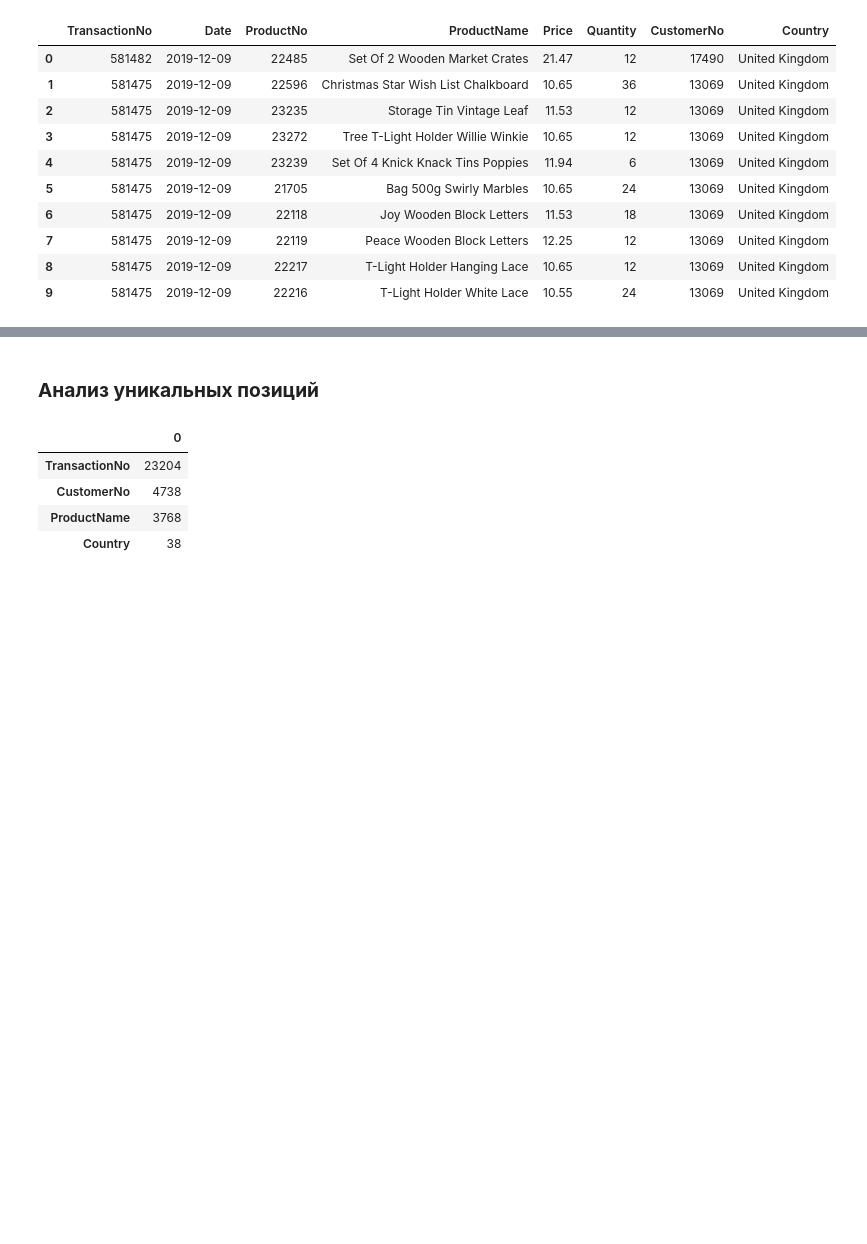
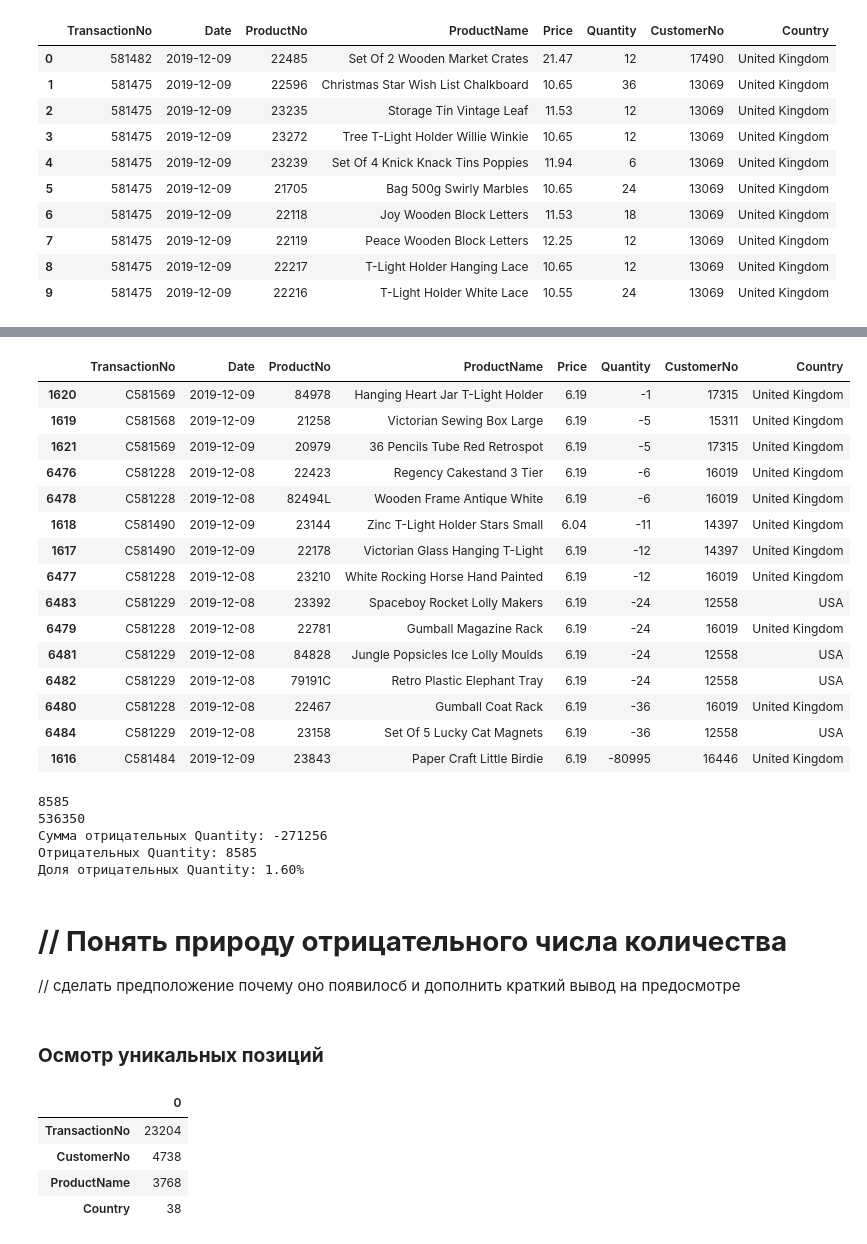
Before and after one commit to dazzens/dazzens, a Jupyter notebook: EDA_проект.ipynb, the cells around one changed output, grey strips where cells are left out. Cells and saved outputs as stored; diff of their text form; code cells hidden in the pictures; blank space fills up the shorter version.

```diff
--- a/EDA_проект.ipynb
+++ b/EDA_проект.ipynb
@@ -262,5 +258,59 @@ df.describe()
+# %%
+display(df[df['Quantity'] < 0].head(15).sort_values(by='Quantity', ascending=False))
+# %% [output]
+|  | TransactionNo | Date | ProductNo | ProductName | Price | Quantity | CustomerNo | Country |
+| 1620 | C581569 | 2019-12-09 | 84978 | Hanging Heart Jar T-Light Holder | 6.19 | -1 | 17315 | United Kingdom |
+| 1619 | C581568 | 2019-12-09 | 21258 | Victorian Sewing Box Large | 6.19 | -5 | 15311 | United Kingdom |
+| 1621 | C581569 | 2019-12-09 | 20979 | 36 Pencils Tube Red Retrospot | 6.19 | -5 | 17315 | United Kingdom |
+| 6476 | C581228 | 2019-12-08 | 22423 | Regency Cakestand 3 Tier | 6.19 | -6 | 16019 | United Kingdom |
+| 6478 | C581228 | 2019-12-08 | 82494L | Wooden Frame Antique White | 6.19 | -6 | 16019 | United Kingdom |
+| 1618 | C581490 | 2019-12-09 | 23144 | Zinc T-Light Holder Stars Small | 6.04 | -11 | 14397 | United Kingdom |
+| 1617 | C581490 | 2019-12-09 | 22178 | Victorian Glass Hanging T-Light | 6.19 | -12 | 14397 | United Kingdom |
+| 6477 | C581228 | 2019-12-08 | 23210 | White Rocking Horse Hand Painted | 6.19 | -12 | 16019 | United Kingdom |
+| 6483 | C581229 | 2019-12-08 | 23392 | Spaceboy Rocket Lolly Makers | 6.19 | -24 | 12558 | USA |
+| 6479 | C581228 | 2019-12-08 | 22781 | Gumball Magazine Rack | 6.19 | -24 | 16019 | United Kingdom |
+| 6481 | C581229 | 2019-12-08 | 84828 | Jungle Popsicles Ice Lolly Moulds | 6.19 | -24 | 12558 | USA |
+| 6482 | C581229 | 2019-12-08 | 79191C | Retro Plastic Elephant Tray | 6.19 | -24 | 12558 | USA |
+| 6480 | C581228 | 2019-12-08 | 22467 | Gumball Coat Rack | 6.19 | -36 | 16019 | United Kingdom |
+| 6484 | C581229 | 2019-12-08 | 23158 | Set Of 5 Lucky Cat Magnets | 6.19 | -36 | 12558 | USA |
+| 1616 | C581484 | 2019-12-09 | 23843 | Paper Craft Little Birdie | 6.19 | -80995 | 16446 | United Kingdom |
+# %%
+# промежуточный анализ
+
+
+sum_quantity_min = (df['Quantity'] < 0).sum()
+count_quantity_min = (df['Quantity'] < 0).count()
+
+print(sum_quantity_min)
+print(count_quantity_min)
+
+sum_negative = df[df['Quantity'] < 0]['Quantity'].sum()
+print(f"Сумма отрицательных Quantity: {sum_negative}")
+
+
+#######
+######
+#подсчет отрицательных колонок
+
+
+negative_count = (df['Quantity'] < 0).sum()
+print(f"Отрицательных Quantity: {negative_count:}")
+
+# Доля отрицательных Quantity в процентах
+negative_pct = (df['Quantity'] < 0).mean() * 100
+print(f"Доля отрицательных Quantity: {negative_pct:.2f}%")
+# %% [output]
+8585
+536350
+Сумма отрицательных Quantity: -271256
+Отрицательных Quantity: 8585
+Доля отрицательных Quantity: 1.60%
+# %% [markdown]
+# **// Понять природу отрицательного числа количества**
+
+// сделать предположение почему оно появилосб и дополнить краткий вывод на предосмотре
 # %% [markdown]
-### **Анализ уникальных позиций**
+### **Осмотр уникальных позиций**
 # %%
 # Быстрый взгляд на все категориальные поля
 df[['Country',
```
Also changed, not shown: parts of 28 cells of this notebook.
